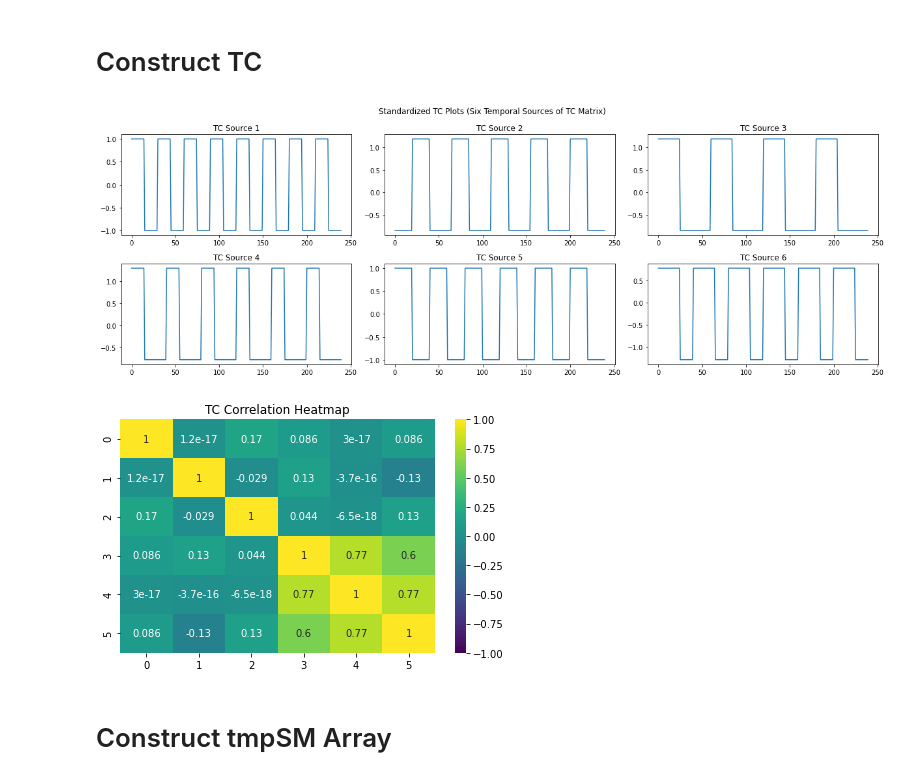
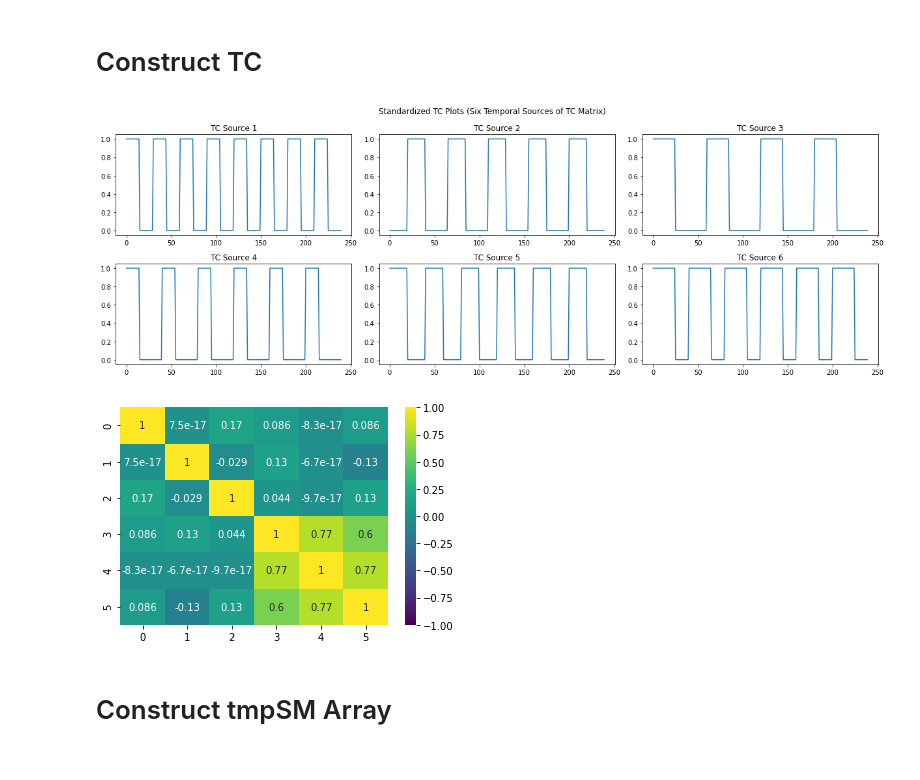
Before and after one commit to NoiRC256/mast30034_assignment_1, a Jupyter notebook: code/main.ipynb, the cells around one changed output. Cells and saved outputs as stored; diff of their text form; code cells hidden in the pictures.

Commit message:
Revert "Synthetic dataset, lsr estimation, and plots"
This reverts commit 16c8a6cab2b036cd428ef854c9dbae25bd5a6530.

```diff
--- a/code/main.ipynb
+++ b/code/main.ipynb
@@ -25,7 +21,8 @@ def generate_tc(av, iv, dur, idx, n):
     _increment = iv[idx]  # Interval to future batch;
     _duration = dur[idx]  # Duration of ones;
 
-    values = []  # Sample values;
+    x_axis = list(range(0, _N))  # Sample number range;
+    y_axis = []  # Sample values;
 
     # Get positions of batches and end of ones;
     _batches = [_arrival + (_increment * x) for x in range(1, int((_N-_arrival)/_increment)+1)]
@@ -33,7 +30,7 @@ def generate_tc(av, iv, dur, idx, n):
 
     # Fill pre-arrival zeros;
     for i in range(0, _arrival):
-        values.append(0)
+        y_axis.append(0)
 
     # Fill batches;
     _val = 1
@@ -46,9 +43,10 @@ def generate_tc(av, iv, dur, idx, n):
         if (i == _arrival + _duration or i in _ones_ends):
             #print("ones end: " + str(i))
             _val = 0
-        values.append(_val)
+        y_axis.append(_val)
 
-    return values
+    tc = y_axis
+    return tc
 # %%
 # Get list of TCs;
 
@@ -69,9 +67,10 @@ def get_tcs(AV, IV, duration, total, n):
 
 # tc: TC input;
 
-def standardize_values(values):
-    z = (values - np.mean(values)) / np.std(values)
-    return z
+def standardize_tc(tc):
+    _values = tc
+    _values_standardized = (_values - np.mean(_values)) / np.std(_values)
+    return _values
 # %% [markdown]
 # Construct TC
 # %%
@@ -83,7 +82,10 @@ tcs = get_tcs(AV, IV, duration, 6, 240)
 # %%
 # Standardize all TCs
 
-tcs_standardized = [standardize_values(tc) for tc in tcs]
+tcs_standardized = []
+for tc in tcs:
+    tc_standardized = standardize_tc(tc)
+    tcs_standardized.append(tc_standardized)
 # %%
 # Plot all 6 standardized TCs;
 
@@ -98,15 +100,18 @@ for i in range(0, 2):
             idx += i+1
 
         tc = tcs_standardized[idx]
-        sns.lineplot(data=tc, ax=axes[i,j])
+        sns.lineplot(ax=axes[i,j], data=tc)
         axes[i, j].set_title("TC Source " + str(idx+1))
 
 fig.tight_layout()
 plt.show()
 # %% [output]
-[figure, old version]
+[figure, new version]
 # %%
 # Construct matrix TC;
 
-TC = tcs_standardized
-TC_df = pd.DataFrame(TC).T
+TC = []
+
+for tc_s in tcs_standardized:
+    values = tc_s
+    TC.append(values)
@@ -115,10 +122,8 @@ TC_corr = TC_df.corr()
 # %%
 # Correlation heatmap;
 fig = sns.heatmap(TC_corr, annot=True,
                   vmin=-1, vmax=1, center=0, cmap="viridis")
-fig.set_title("TC Correlation Heatmap")
-plt.tight_layout()
 plt.show()
 # %% [output]
-[figure, old version]
+[figure, new version]
 # %%
```
Also changed, not shown: parts of 32 cells of this notebook.
